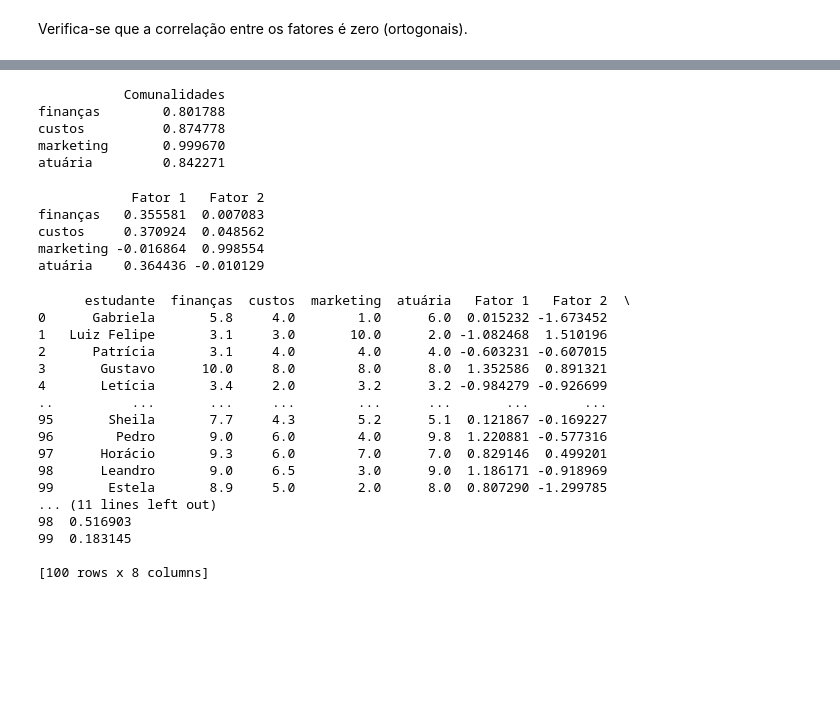
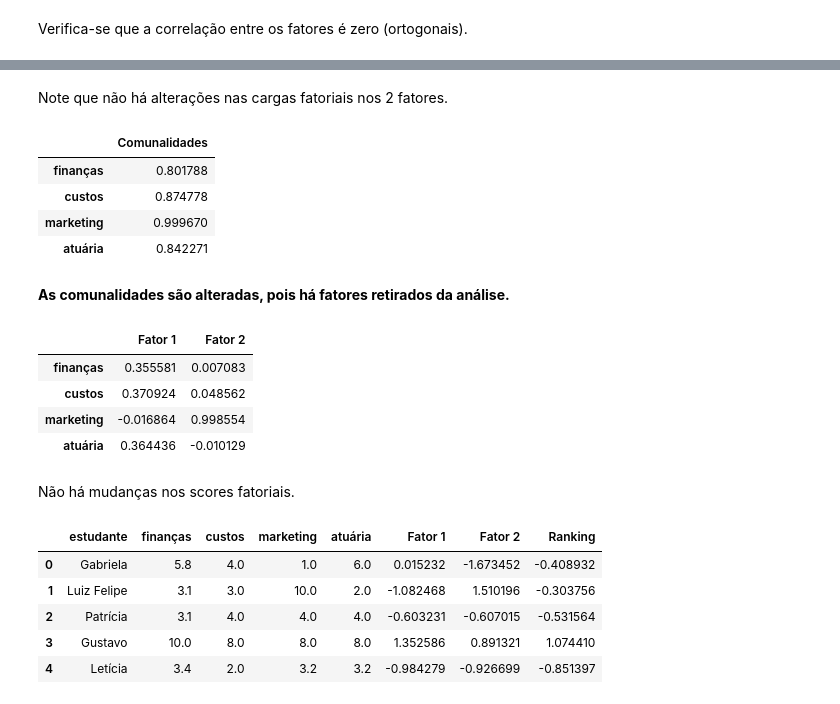
Before and after one commit to filipecarbonera/MBA_USP_Data_Science_Analytics, a Jupyter notebook: Factor Analysis and PCA/script_notas.ipynb, the cells around one changed output, grey strips where cells are left out. Cells and saved outputs as stored; diff of their text form; code cells hidden in the pictures; blank space fills up the shorter version.

Commit message:
Ajustes no arquivo script_notas.ipynb e exclusão do arquivo Script - Notas.py

```diff
--- a/Factor Analysis and PCA/script_notas.ipynb
+++ b/Factor Analysis and PCA/script_notas.ipynb
@@ -323,19 +307,20 @@ atuária    0.917697 -0.010133
+# %% [markdown]
+Note que não há alterações nas cargas fatoriais nos 2 fatores.
 # %%
-#%% Determinando as novas comunalidades
-
-# As comunalidades são alteradas, pois há fatores retirados da análise!
-
+# Determinando as novas comunalidades.
 comunalidades = fa.get_communalities()
 
 tabela_comunalidades = pd.DataFrame(comunalidades)
 tabela_comunalidades.columns = ['Comunalidades']
 tabela_comunalidades.index = notas_pca.columns
 
-print(tabela_comunalidades)
+tabela_comunalidades
 # %% [output]
-           Comunalidades
-finanças        0.801788
-custos          0.874778
-marketing       0.999670
-atuária         0.842271
+|  | Comunalidades |
+| finanças | 0.801788 |
+| custos | 0.874778 |
+| marketing | 0.999670 |
+| atuária | 0.842271 |
+# %% [markdown]
+**As comunalidades são alteradas, pois há fatores retirados da análise.**
 # %%
@@ -358,51 +338,39 @@ notas = pd.concat([notas.reset_index(drop=True), fatores], axis=1)
 # %%
-#%% Identificando os scores fatoriais
-
-# Não há mudanças nos scores fatoriais!
-
+# Identificando os scores fatoriais.
 scores = fa.weights_
 
 tabela_scores = pd.DataFrame(scores)
 tabela_scores.columns = [f"Fator {i+1}" for i, v in enumerate(tabela_scores.columns)]
 tabela_scores.index = notas_pca.columns
 
-print(tabela_scores)
+tabela_scores
 # %% [output]
-            Fator 1   Fator 2
-finanças   0.355581  0.007083
-custos     0.370924  0.048562
-marketing -0.016864  0.998554
-atuária    0.364436 -0.010129
+|  | Fator 1 | Fator 2 |
+| finanças | 0.355581 | 0.007083 |
+| custos | 0.370924 | 0.048562 |
+| marketing | -0.016864 | 0.998554 |
+| atuária | 0.364436 | -0.010129 |
+# %% [markdown]
+Não há mudanças nos scores fatoriais.
 # %%
-#%% Criando um ranking (soma ponderada e ordenamento)
+# Criando um ranking (soma ponderada e ordenamento).
 
 # O ranking irá considerar apenas os 2 fatores com autovalores > 1
 # A base de seleção é a tabela_eigen
 
 notas['Ranking'] = 0
 
 for index, item in enumerate(list(tabela_eigen.index)):
     variancia = tabela_eigen.loc[item]['Variância']
 
     notas['Ranking'] = notas['Ranking'] + notas[tabela_eigen.index[index]]*variancia
 
-print(notas)
+notas.head()
 # %% [output]
-      estudante  finanças  custos  marketing  atuária   Fator 1   Fator 2  \
-0      Gabriela       5.8     4.0        1.0      6.0  0.015232 -1.673452
-1   Luiz Felipe       3.1     3.0       10.0      2.0 -1.082468  1.510196
-2      Patrícia       3.1     4.0        4.0      4.0 -0.603231 -0.607015
-3       Gustavo      10.0     8.0        8.0      8.0  1.352586  0.891321
-4       Letícia       3.4     2.0        3.2      3.2 -0.984279 -0.926699
-..          ...       ...     ...        ...      ...       ...       ...
-95       Sheila       7.7     4.3        5.2      5.1  0.121867 -0.169227
-96        Pedro       9.0     6.0        4.0      9.8  1.220881 -0.577316
-97      Horácio       9.3     6.0        7.0      7.0  0.829146  0.499201
-98      Leandro       9.0     6.5        3.0      9.0  1.186171 -0.918969
-99       Estela       8.9     5.0        2.0      8.0  0.807290 -1.299785
-... (11 lines left out)
-98  0.516903
-99  0.183145
-
-[100 rows x 8 columns]
+|  | estudante | finanças | custos | marketing | atuária | Fator 1 | Fator 2 | Ranking |
+| 0 | Gabriela | 5.8 | 4.0 | 1.0 | 6.0 | 0.015232 | -1.673452 | -0.408932 |
+| 1 | Luiz Felipe | 3.1 | 3.0 | 10.0 | 2.0 | -1.082468 | 1.510196 | -0.303756 |
+| 2 | Patrícia | 3.1 | 4.0 | 4.0 | 4.0 | -0.603231 | -0.607015 | -0.531564 |
+| 3 | Gustavo | 10.0 | 8.0 | 8.0 | 8.0 | 1.352586 | 0.891321 | 1.074410 |
+| 4 | Letícia | 3.4 | 2.0 | 3.2 | 3.2 | -0.984279 | -0.926699 | -0.851397 |
 # %%
```
Also changed, not shown: parts of 11 cells of this notebook, 1 other file.
